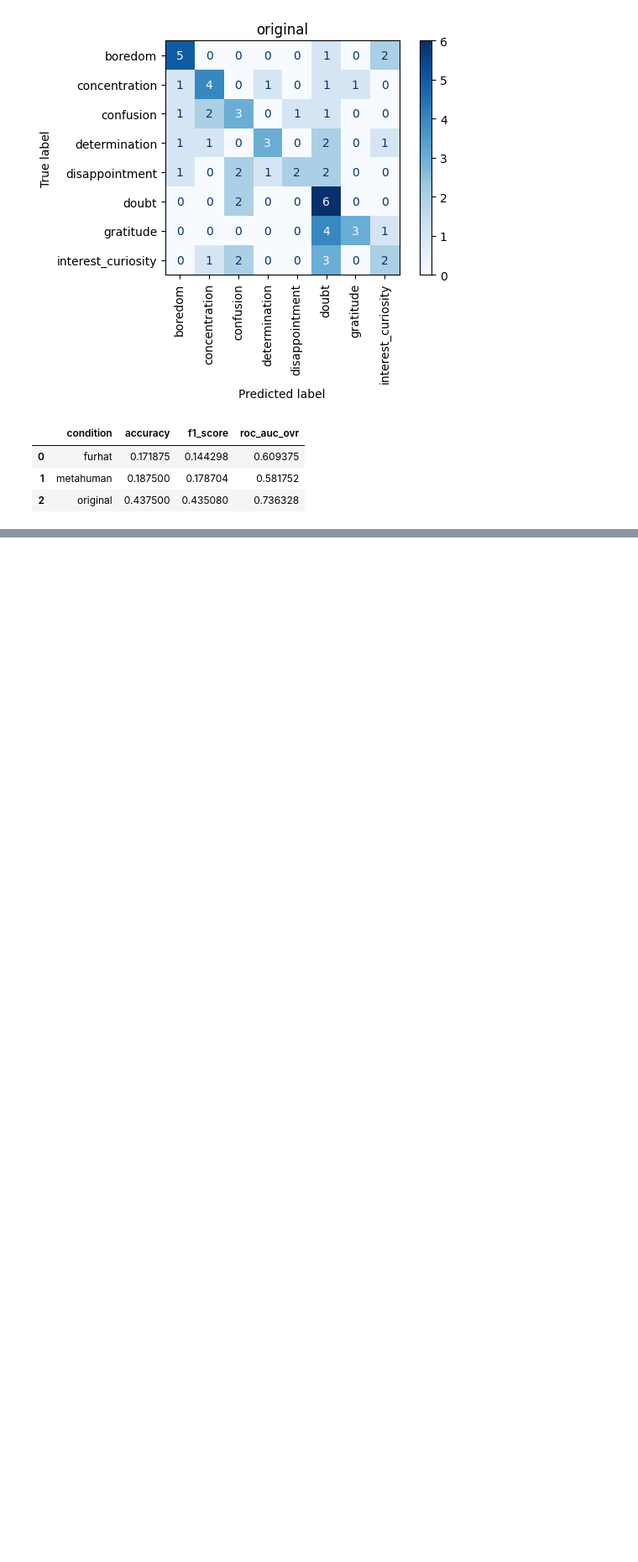
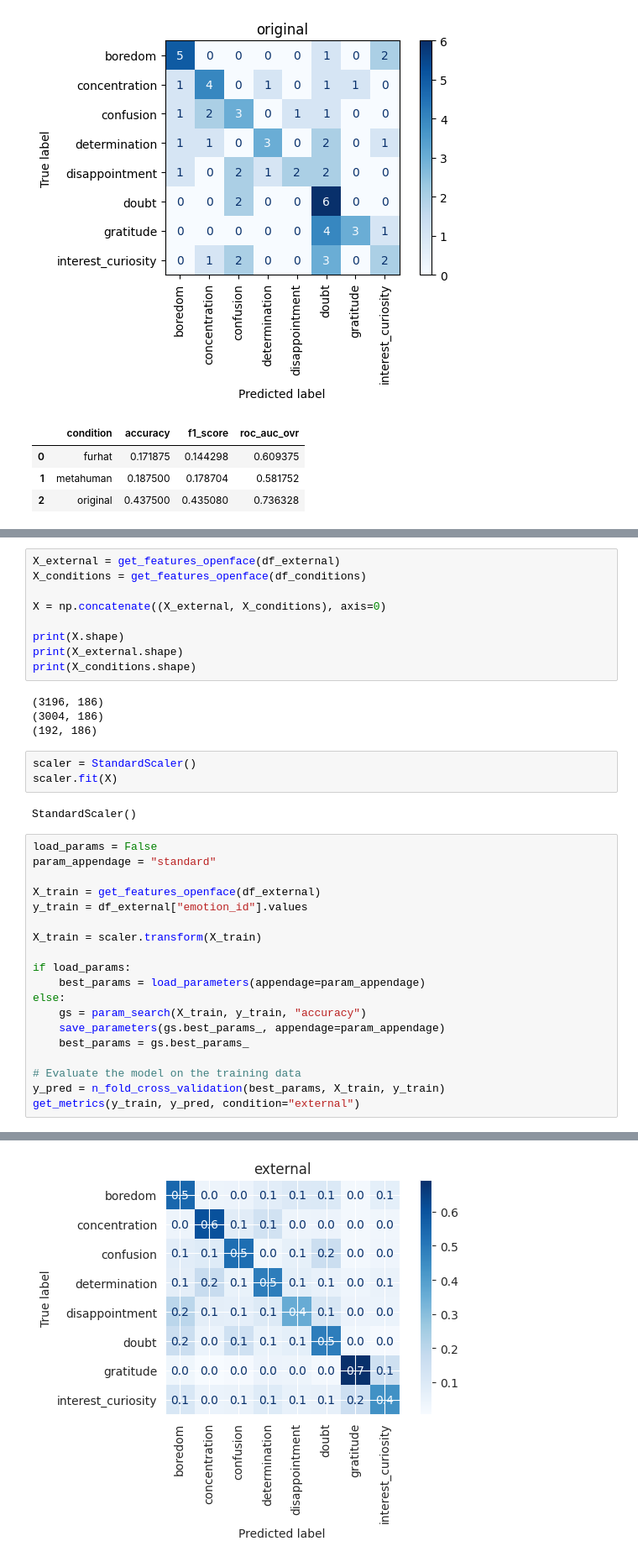
Before and after one commit to timlac/reco-transfer-study, a Jupyter notebook: notebooks/svm_experiments.ipynb, the cells around one changed output, grey strips where cells are left out. Shown at 84% size. Saved outputs shown, nothing was run; the diff lists cells and outputs as text; blank space fills up the shorter version.

```diff
--- a/notebooks/svm_experiments.ipynb
+++ b/notebooks/svm_experiments.ipynb
@@ -349,0 +509,38 @@ labels ['boredom' 'concentration' 'confusion' 'determination' 'disappointment'
+# %%
+X_external = get_features_openface(df_external)
+X_conditions = get_features_openface(df_conditions)
+
+X = np.concatenate((X_external, X_conditions), axis=0)
+
+print(X.shape)
+print(X_external.shape)
+print(X_conditions.shape)
+# %% [output]
+(3196, 186)
+(3004, 186)
+(192, 186)
+# %%
+scaler = StandardScaler()
+scaler.fit(X)
+# %% [output]
+StandardScaler()
+# %%
+load_params = False
+param_appendage = "standard"
+
+X_train = get_features_openface(df_external)
+y_train = df_external["emotion_id"].values
+
+X_train = scaler.transform(X_train)
+
+if load_params:
+    best_params = load_parameters(appendage=param_appendage)
+else:
+    gs = param_search(X_train, y_train, "accuracy")
+    save_parameters(gs.best_params_, appendage=param_appendage)
+    best_params = gs.best_params_
+
+# Evaluate the model on the training data
+y_pred = n_fold_cross_validation(best_params, X_train, y_train)
+get_metrics(y_train, y_pred, condition="external")
+# %% [output]
@@ -349,0 +564 @@ labels ['boredom' 'concentration' 'confusion' 'determination' 'disappointment'
+[figure, added]
```
Also changed, not shown: parts of 9 cells of this notebook, 30 other files.
